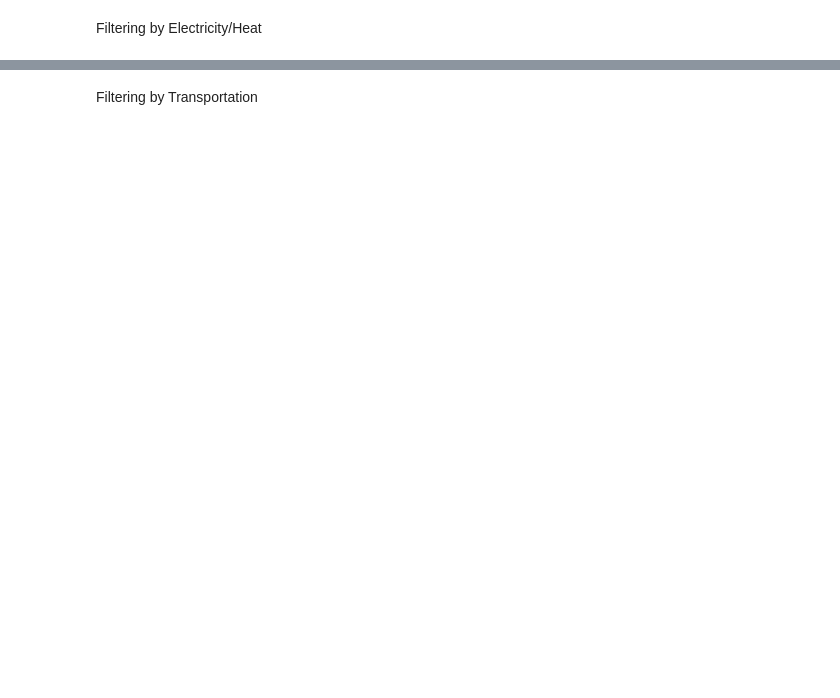
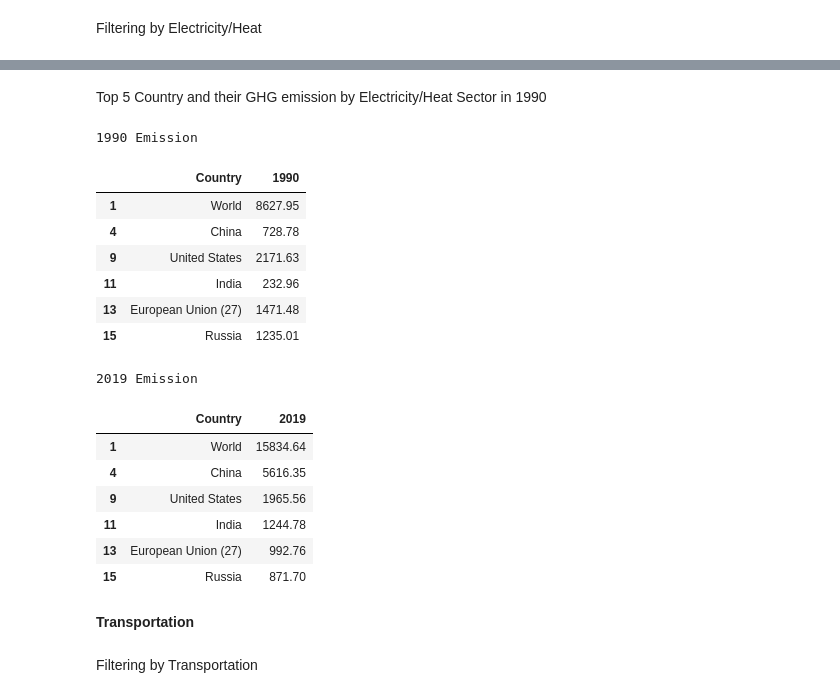
Before and after one commit to KJLumalang/ITBA-3206_Planeteers, a Jupyter notebook: ITBA_3206_Planeteers.ipynb, the cells around one changed output, grey strips where cells are left out. Drawn from its saved outputs; the diff is of its cells as text; code cells hidden in the pictures; blank space fills up the shorter version.

```diff
--- a/ITBA_3206_Planeteers.ipynb
+++ b/ITBA_3206_Planeteers.ipynb
@@ -166,4 +194,30 @@ display(electricity_data)
 192 rows × 34 columns
+# %% [markdown]
+Top 5 Country and their GHG emission by Electricity/Heat Sector in 1990
+# %%
+print("1990 Emission")
+display(electricity_data.loc[0:20,["Country","1990"]], )
+print("2019 Emission")
+display(electricity_data.loc[0:20,["Country","2019"]], )
+# %% [output]
+1990 Emission
+|  | Country | 1990 |
+| 1 | World | 8627.95 |
+| 4 | China | 728.78 |
+| 9 | United States | 2171.63 |
+| 11 | India | 232.96 |
+| 13 | European Union (27) | 1471.48 |
+| 15 | Russia | 1235.01 |
+2019 Emission
+|  | Country | 2019 |
+| 1 | World | 15834.64 |
+| 4 | China | 5616.35 |
+| 9 | United States | 1965.56 |
+| 11 | India | 1244.78 |
+| 13 | European Union (27) | 992.76 |
+| 15 | Russia | 871.70 |
+# %% [markdown]
+**Transportation**
 # %% [markdown]
 Filtering by Transportation
 # %%
```
Also changed, not shown: parts of 14 cells of this notebook.
